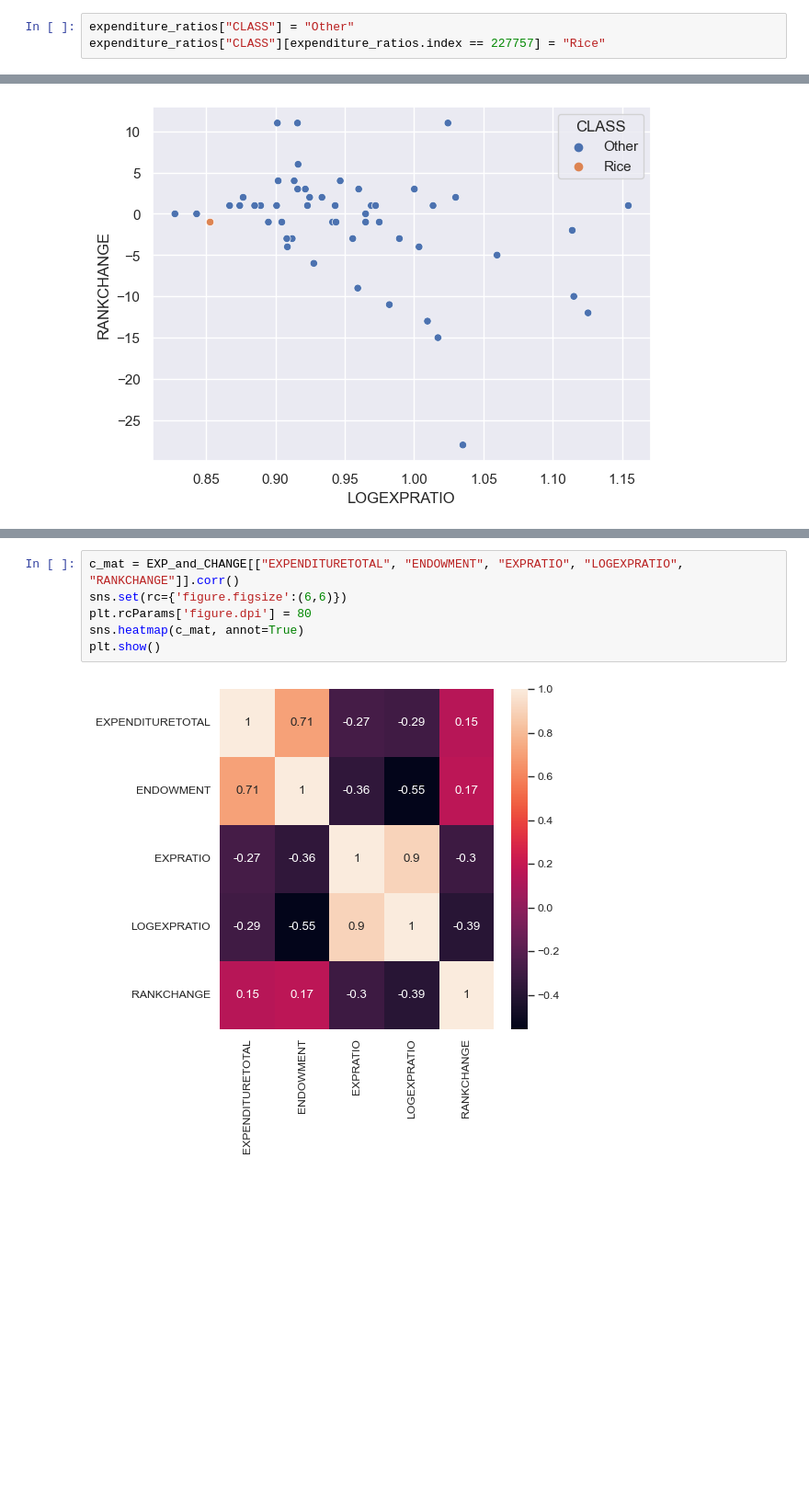
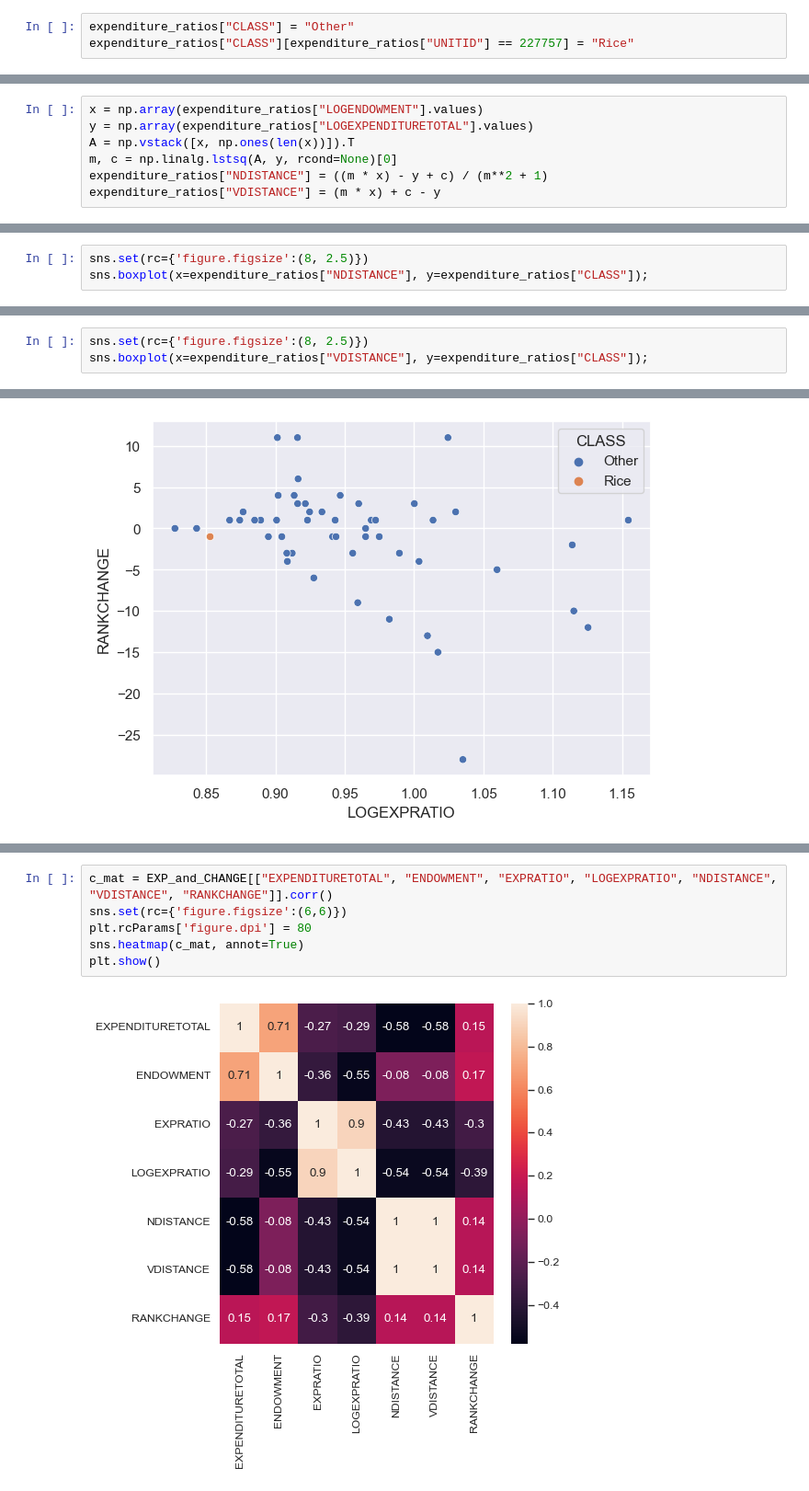
Before and after one commit to fadilf/college, a Jupyter notebook: EDA.ipynb, the cells around one changed output, grey strips where cells are left out. Shown at 92% size. Drawn from its saved outputs; the diff is of its cells as text; blank space fills up the shorter version.

```diff
--- a/EDA.ipynb
+++ b/EDA.ipynb
@@ -115,6 +126,6 @@ expenditure_ratios
 # %%
 expenditure_ratios["CLASS"] = "Other"
-expenditure_ratios["CLASS"][expenditure_ratios.index == 227757] = "Rice"
+expenditure_ratios["CLASS"][expenditure_ratios["UNITID"] == 227757] = "Rice"
 # %% [output]
 A value is trying to be set on a copy of a slice from a DataFrame
 
@@ -153,3 +155,10 @@ sns.scatterplot(data=expenditure_ratios, x="ENDOWMENT", y="EXPENDITURETOTAL", hu
+# %%
+x = np.array(expenditure_ratios["LOGENDOWMENT"].values)
+y = np.array(expenditure_ratios["LOGEXPENDITURETOTAL"].values)
+A = np.vstack([x, np.ones(len(x))]).T
+m, c = np.linalg.lstsq(A, y, rcond=None)[0]
+expenditure_ratios["NDISTANCE"] = ((m * x) - y + c) / (m**2 + 1)
+expenditure_ratios["VDISTANCE"] = (m * x) + c - y
 # %%
 expenditure_ratios["EXPRATIO"] = expenditure_ratios["EXPENDITURETOTAL"] / expenditure_ratios["ENDOWMENT"]
 expenditure_ratios["LOGEXPRATIO"] = expenditure_ratios["LOGEXPENDITURETOTAL"] / expenditure_ratios["LOGENDOWMENT"]
@@ -163,3 +172,6 @@ sns.set(rc={'figure.figsize':(8, 2.5)})
 sns.boxplot(x=expenditure_ratios["LOGEXPRATIO"], y=expenditure_ratios["CLASS"]);
 # %% [output]
 [figure]
+# %%
+sns.set(rc={'figure.figsize':(8, 2.5)})
+sns.boxplot(x=expenditure_ratios["NDISTANCE"], y=expenditure_ratios["CLASS"]);
@@ -165,0 +180,3 @@ sns.boxplot(x=expenditure_ratios["LOGEXPRATIO"], y=expenditure_ratios["CLASS"]);
+# %%
+sns.set(rc={'figure.figsize':(8, 2.5)})
+sns.boxplot(x=expenditure_ratios["VDISTANCE"], y=expenditure_ratios["CLASS"]);
@@ -179,8 +208,8 @@ sns.scatterplot(data=EXP_and_CHANGE, x="LOGEXPRATIO", y="RANKCHANGE", hue="CLASS
 # %%
-c_mat = EXP_and_CHANGE[["EXPENDITURETOTAL", "ENDOWMENT", "EXPRATIO", "LOGEXPRATIO", "RANKCHANGE"]].corr()
+c_mat = EXP_and_CHANGE[["EXPENDITURETOTAL", "ENDOWMENT", "EXPRATIO", "LOGEXPRATIO", "NDISTANCE", "VDISTANCE", "RANKCHANGE"]].corr()
 sns.set(rc={'figure.figsize':(6,6)})
 plt.rcParams['figure.dpi'] = 80
 sns.heatmap(c_mat, annot=True)
 plt.show()
 # %% [output]
-[figure, old version]
+[figure, new version]
```
Also changed, not shown: parts of 22 cells of this notebook, 10 other files.
